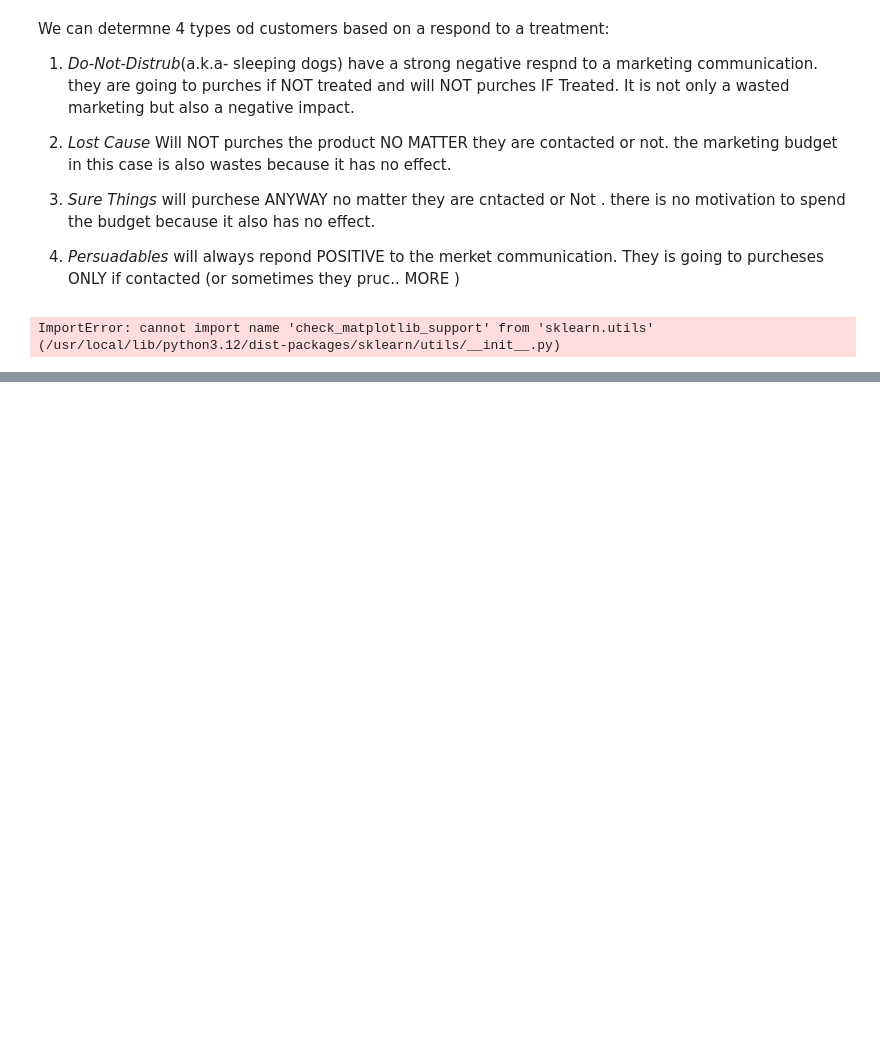
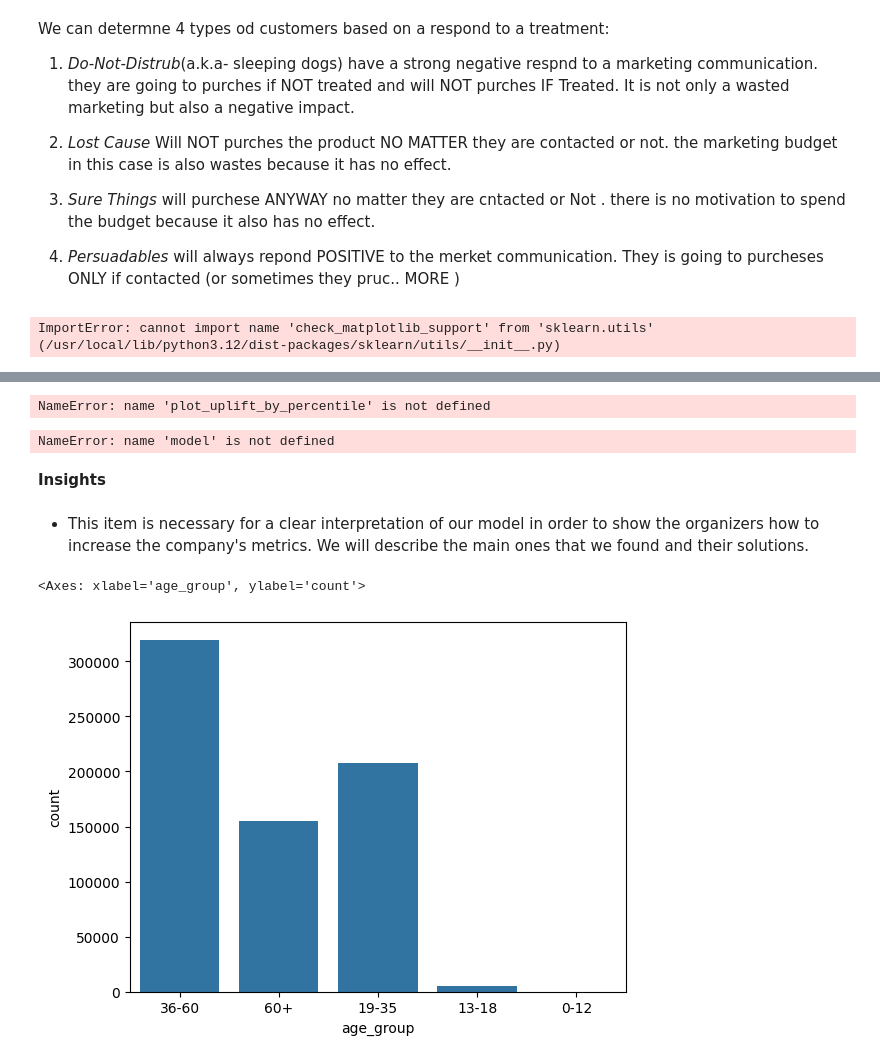
Before and after one commit to Bhupendra-glitch/Experimentation-Uplift-Modeling, a Jupyter notebook: Experimentation_Uplift_Modeling.ipynb, the cells around one changed output, grey strips where cells are left out. Drawn from its saved outputs; the diff is of its cells as text; code cells hidden in the pictures; blank space fills up the shorter version.

```diff
--- a/Experimentation_Uplift_Modeling.ipynb
+++ b/Experimentation_Uplift_Modeling.ipynb
@@ -468,0 +600,29 @@ ImportError: cannot import name 'check_matplotlib_support' from 'sklearn.utils'
+# %%
+plot_uplift_by_percentile(
+    y_true=df_val['response_att'],
+    uplift=pred_val,
+    treatment=df_val['group'],
+    bins=4,
+    kind='bar'
+)
+# %% [output]
+NameError: name 'plot_uplift_by_percentile' is not defined
+# %%
+model.estimator.get_feature_importance(prettified=True).head(10)
+# %% [output]
+NameError: name 'model' is not defined
+# %% [markdown]
+**Insights**
+# %% [markdown]
+* This item is necessary for a clear interpretation of our model in order to show the organizers how to increase the company's metrics. We will describe the main ones that we found and their solutions.
+# %%
+pdf['age_group'] = pdf['age'].apply(lambda x: '0-12' if x<12
+                                   else '13-18' if x<18 and x>12
+                                   else '19-35' if x<35 and x>18
+                                   else '36-60' if x<60 and x>35
+                                   else '60+')
+# %%
+sns.countplot(x="age_group", data=pdf)
+# %% [output]
+<Axes: xlabel='age_group', ylabel='count'>
+[figure, added]
```
Also changed, not shown: parts of 38 cells of this notebook.
